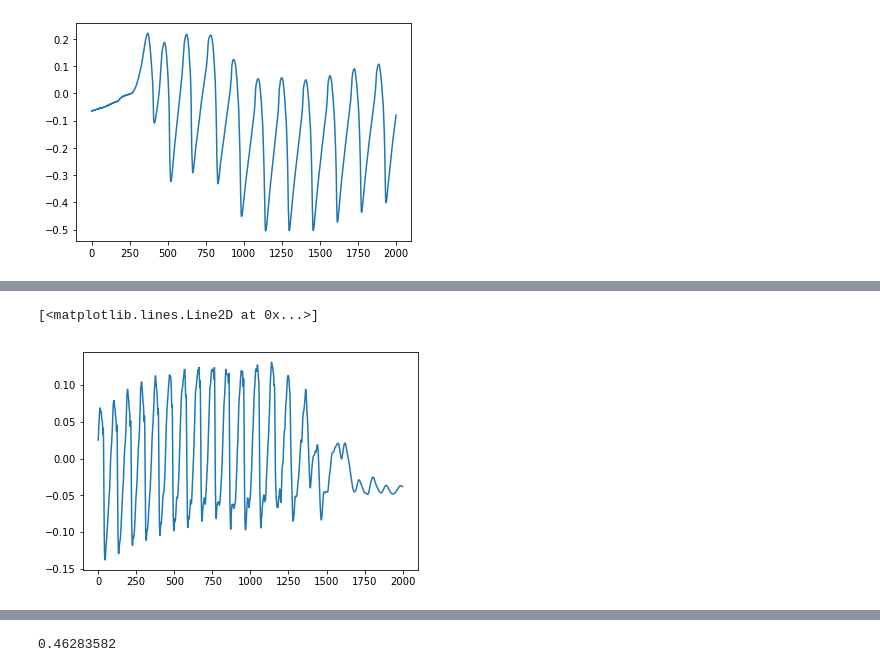
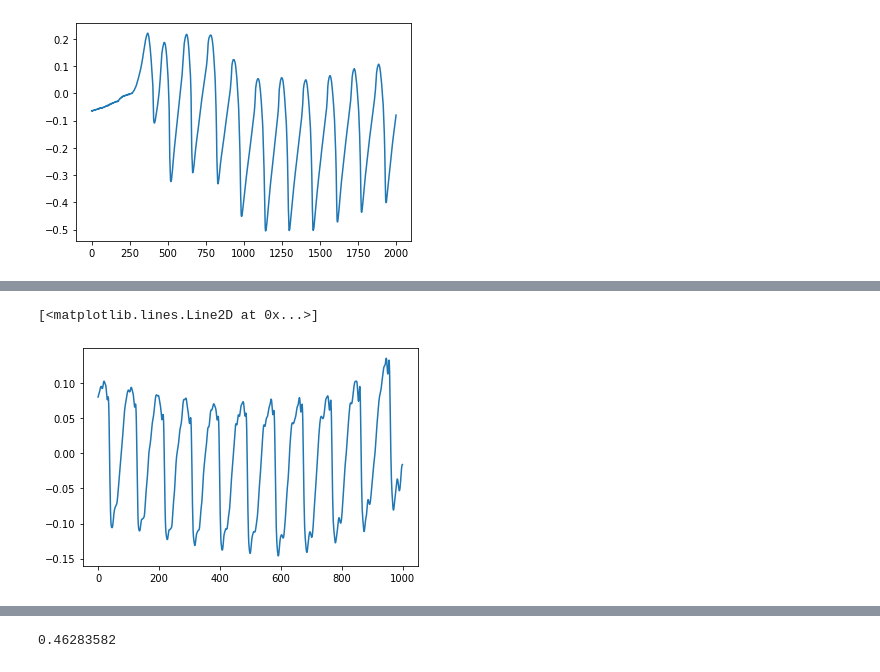
Before and after one commit to SeongwoongCho/SpeechToEGG, a Jupyter notebook: Testing Script.ipynb, the cells around one changed output, grey strips where cells are left out. Drawn from its saved outputs; the diff is of its cells as text; code cells hidden in the pictures.

```diff
--- a/Testing Script.ipynb
+++ b/Testing Script.ipynb
@@ -286,8 +287,9 @@ def make_mask(mag):
     return mask
 # %%
 model = get_efficientunet_b2(out_channels=3, concat_input=True, pretrained=False)
-model.load_state_dict(torch.load('./models/masked/exp6-re/best_5750.pth'))
-model = torch.nn.DataParallel(model)
+# model.load_state_dict(torch.load('./models/masked/exp6-re/best_5750.pth'))
+model.load_state_dict(torch.load('./models/masked/exp13/best_356.pth'))
+# model = torch.nn.DataParallel(model)
 model.cuda()
 model.eval()
 # %% [output]
@@ -359,5 +376,5 @@ recon_signal = librosa.istft(mask*mag*(np.cos(phase)+1j*np.sin(phase)),hop_lengt
 # %%
-plt.plot(recon_signal[10000:12000])
+plt.plot(recon_signal[10000:11000])
 # %% [output]
 [<matplotlib.lines.Line2D at 0x...>]
-[figure, old version]
+[figure, new version]
```
Also changed, not shown: parts of 10 cells of this notebook, 10 other files.
